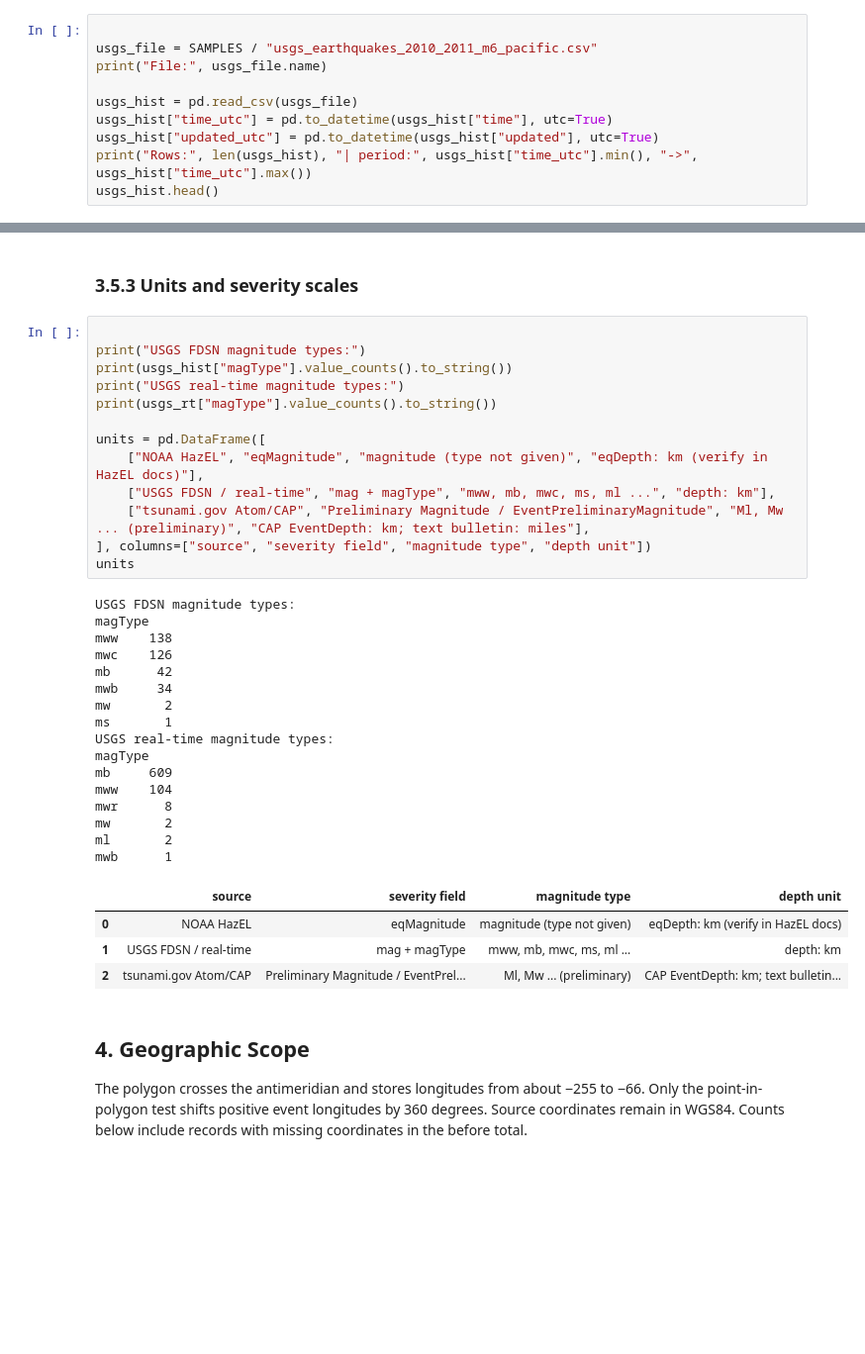
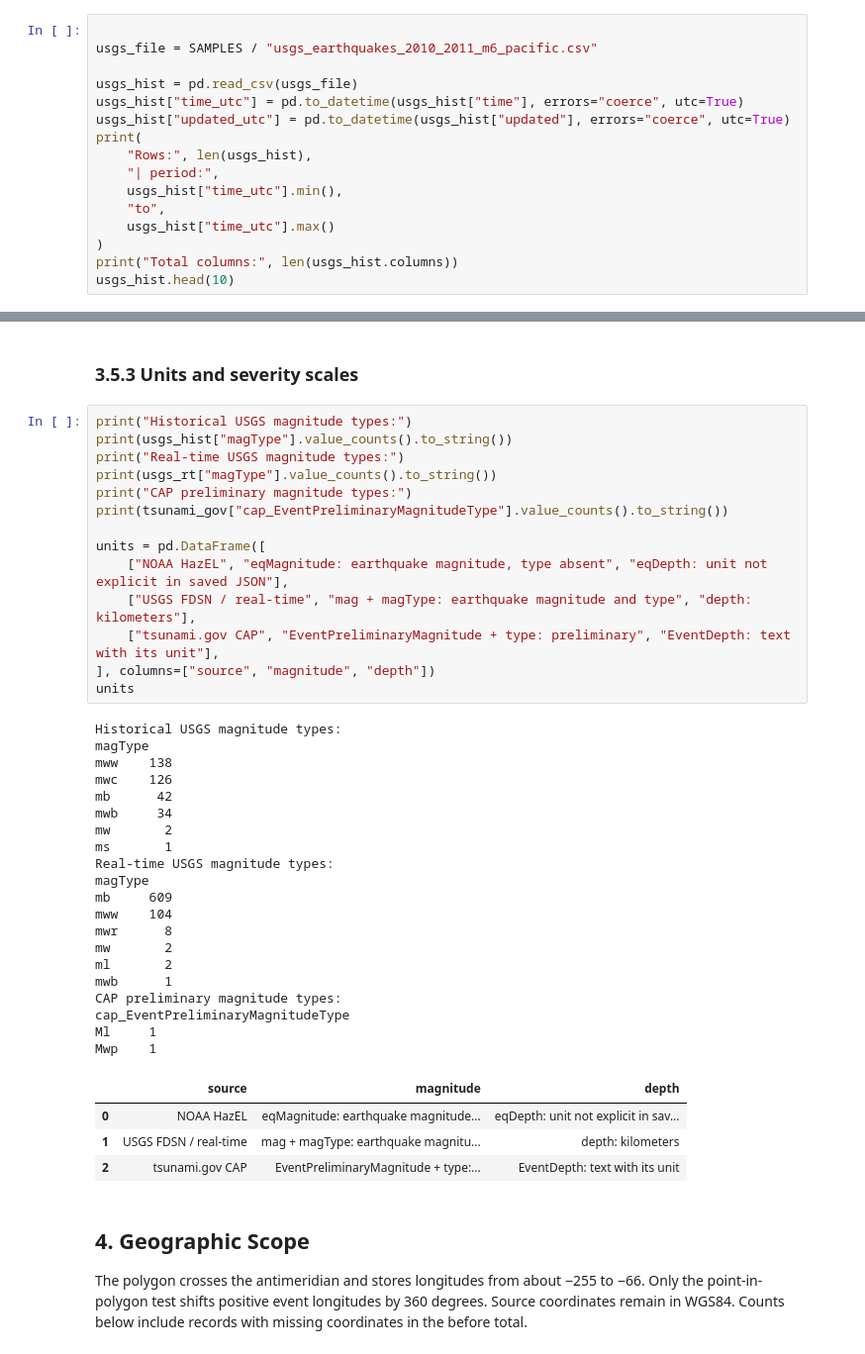
Before and after one commit to g8martinezsilva/tsunami-monitoring, a Jupyter notebook: notebooks/01_source_profiling.ipynb, the cells around one changed output, grey strips where cells are left out. Shown at 99% size. Saved outputs shown, nothing was run; the diff lists cells and outputs as text; blank space fills up the shorter version.

```diff
--- a/notebooks/01_source_profiling.ipynb
+++ b/notebooks/01_source_profiling.ipynb
@@ -82,11 +156,17 @@ Unparseable dates: 0
 # %%
 
 usgs_file = SAMPLES / "usgs_earthquakes_2010_2011_m6_pacific.csv"
-print("File:", usgs_file.name)
 
 usgs_hist = pd.read_csv(usgs_file)
-usgs_hist["time_utc"] = pd.to_datetime(usgs_hist["time"], utc=True)
-usgs_hist["updated_utc"] = pd.to_datetime(usgs_hist["updated"], utc=True)
-print("Rows:", len(usgs_hist), "| period:", usgs_hist["time_utc"].min(), "->", usgs_hist["time_utc"].max())
-usgs_hist.head()
+usgs_hist["time_utc"] = pd.to_datetime(usgs_hist["time"], errors="coerce", utc=True)
+usgs_hist["updated_utc"] = pd.to_datetime(usgs_hist["updated"], errors="coerce", utc=True)
+print(
+    "Rows:", len(usgs_hist),
+    "| period:",
+    usgs_hist["time_utc"].min(),
+    "to",
+    usgs_hist["time_utc"].max()
+)
+print("Total columns:", len(usgs_hist.columns))
+usgs_hist.head(10)
 # %% [output]
@@ -390,39 +792,44 @@ Time coverage of each sample:
 # %% [markdown]
 ### 3.5.3 Units and severity scales
 # %%
-
-print("USGS FDSN magnitude types:")
+print("Historical USGS magnitude types:")
 print(usgs_hist["magType"].value_counts().to_string())
-print("USGS real-time magnitude types:")
+print("Real-time USGS magnitude types:")
 print(usgs_rt["magType"].value_counts().to_string())
+print("CAP preliminary magnitude types:")
+print(tsunami_gov["cap_EventPreliminaryMagnitudeType"].value_counts().to_string())
 
 units = pd.DataFrame([
-    ["NOAA HazEL", "eqMagnitude", "magnitude (type not given)", "eqDepth: km (verify in HazEL docs)"],
-    ["USGS FDSN / real-time", "mag + magType", "mww, mb, mwc, ms, ml ...", "depth: km"],
-    ["tsunami.gov Atom/CAP", "Preliminary Magnitude / EventPreliminaryMagnitude", "Ml, Mw ... (preliminary)", "CAP EventDepth: km; text bulletin: miles"],
-], columns=["source", "severity field", "magnitude type", "depth unit"])
+    ["NOAA HazEL", "eqMagnitude: earthquake magnitude, type absent", "eqDepth: unit not explicit in saved JSON"],
+    ["USGS FDSN / real-time", "mag + magType: earthquake magnitude and type", "depth: kilometers"],
+    ["tsunami.gov CAP", "EventPreliminaryMagnitude + type: preliminary", "EventDepth: text with its unit"],
+], columns=["source", "magnitude", "depth"])
 units
 # %% [output]
-USGS FDSN magnitude types:
+Historical USGS magnitude types:
 magType
 mww    138
 mwc    126
 mb      42
 mwb     34
 mw       2
 ms       1
-USGS real-time magnitude types:
+Real-time USGS magnitude types:
 magType
 mb     609
 mww    104
 mwr      8
 mw       2
 ml       2
 mwb      1
+CAP preliminary magnitude types:
+cap_EventPreliminaryMagnitudeType
+Ml     1
+Mwp    1
-|  | source | severity field | magnitude type | depth unit |
-| 0 | NOAA HazEL | eqMagnitude | magnitude (type not given) | eqDepth: km (verify in HazEL docs) |
-| 1 | USGS FDSN / real-time | mag + magType | mww, mb, mwc, ms, ml ... | depth: km |
-| 2 | tsunami.gov Atom/CAP | Preliminary Magnitude / EventPrel... | Ml, Mw ... (preliminary) | CAP EventDepth: km; text bulletin... |
+|  | source | magnitude | depth |
+| 0 | NOAA HazEL | eqMagnitude: earthquake magnitude... | eqDepth: unit not explicit in sav... |
+| 1 | USGS FDSN / real-time | mag + magType: earthquake magnitu... | depth: kilometers |
+| 2 | tsunami.gov CAP | EventPreliminaryMagnitude + type:... | EventDepth: text with its unit |
 # %% [markdown]
 ## 4. Geographic Scope
 
```
Also changed, not shown: parts of 38 cells of this notebook.
